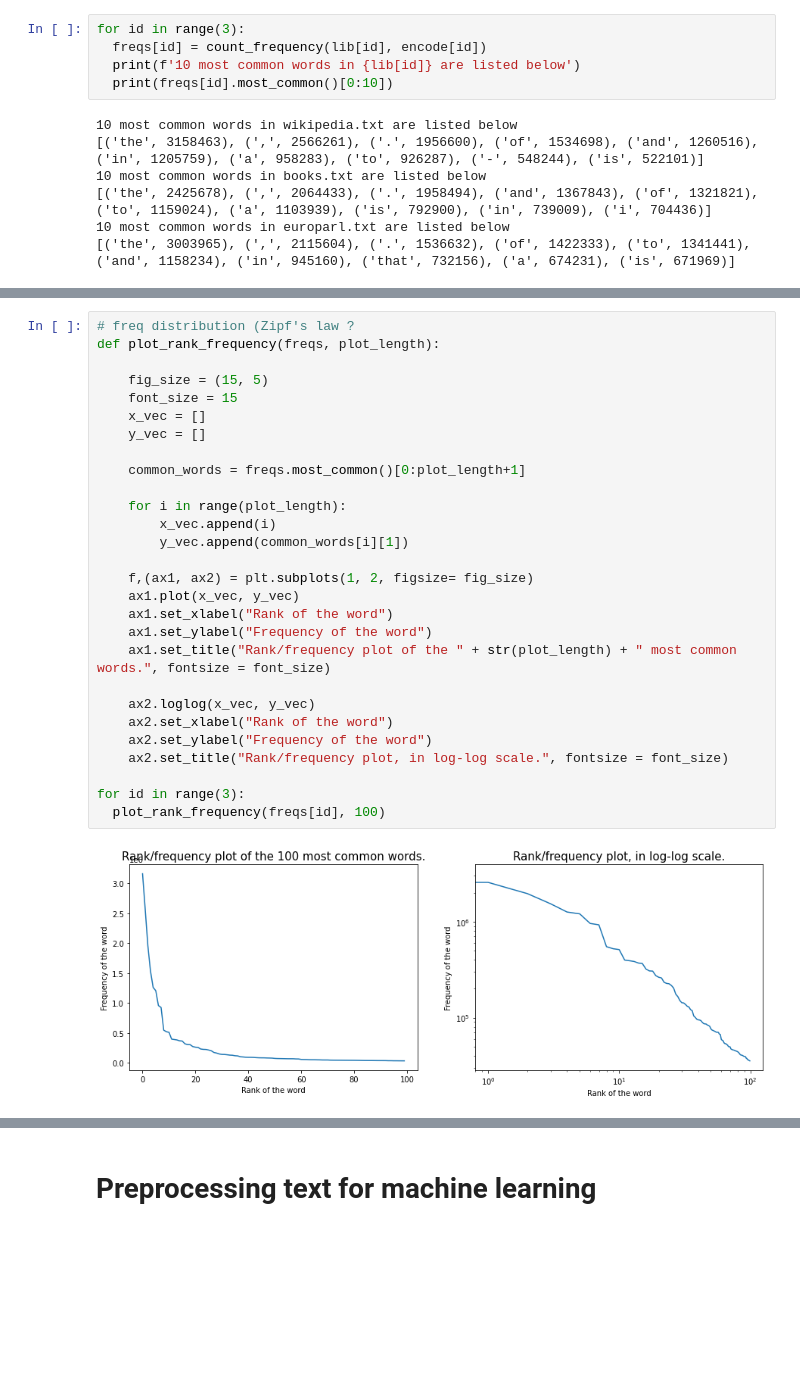
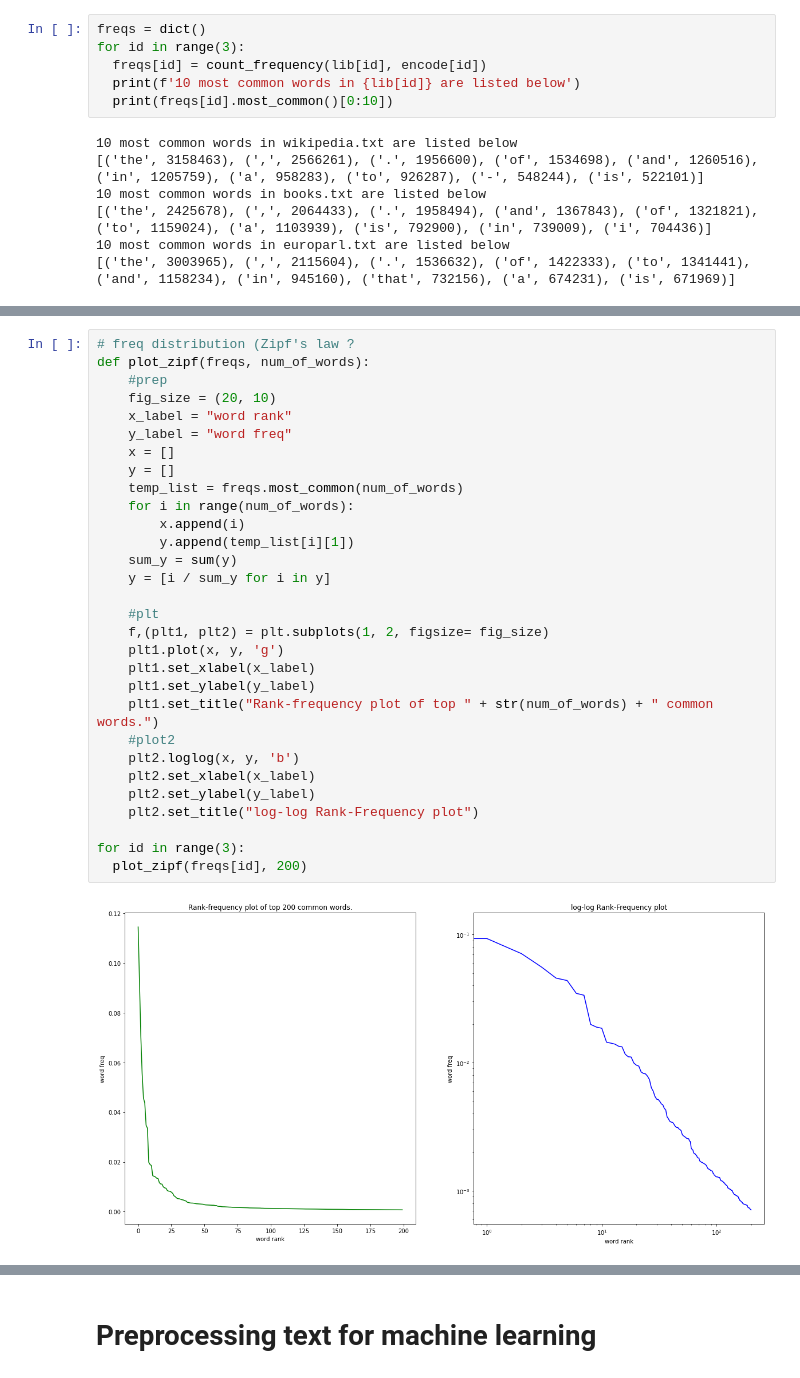
Before and after one commit to yolia/MPCAS_Course, a Jupyter notebook: NLP_HW1.ipynb, the cells around one changed output, grey strips where cells are left out. Cells and saved outputs as stored; diff of their text form; blank space fills up the shorter version.

```diff
--- a/NLP_HW1.ipynb
+++ b/NLP_HW1.ipynb
@@ -38,6 +39,7 @@ def count_frequency(file_name, encode):
               freqs[token] += 1
   return freqs
 # %%
+freqs = dict()
 for id in range(3):
   freqs[id] = count_frequency(lib[id], encode[id])
   print(f'10 most common words in {lib[id]} are listed below')
@@ -76,31 +75,33 @@ for id in range(3):
 [('tape', 856), ('cross', 214), ('card', 54), ('lines', 37), ('and', 26), ('army', 26), ('light', 25), ('line', 23), (',', 22), ('.', 18)]
 # %%
 # freq distribution (Zipf's law ?
-def plot_rank_frequency(freqs, plot_length):
+def plot_zipf(freqs, num_of_words):
+    #prep
+    fig_size = (20, 10)
+    x_label = "word rank"
+    y_label = "word freq"
+    x = []
+    y = []
+    temp_list = freqs.most_common(num_of_words)
+    for i in range(num_of_words):
+        x.append(i)
+        y.append(temp_list[i][1])
+    sum_y = sum(y)
+    y = [i / sum_y for i in y]
 
-    fig_size = (15, 5)
-    font_size = 15
-    x_vec = []
-    y_vec = []
-
-    common_words = freqs.most_common()[0:plot_length+1]
-
-    for i in range(plot_length):
-        x_vec.append(i)
-        y_vec.append(common_words[i][1])
-
-    f,(ax1, ax2) = plt.subplots(1, 2, figsize= fig_size)
-    ax1.plot(x_vec, y_vec)
-    ax1.set_xlabel("Rank of the word")
-    ax1.set_ylabel("Frequency of the word")
-    ax1.set_title("Rank/frequency plot of the " + str(plot_length) + " most common words.", fontsize = font_size)
-
-    ax2.loglog(x_vec, y_vec)
-    ax2.set_xlabel("Rank of the word")
-    ax2.set_ylabel("Frequency of the word")
-    ax2.set_title("Rank/frequency plot, in log-log scale.", fontsize = font_size)
+    #plt
+    f,(plt1, plt2) = plt.subplots(1, 2, figsize= fig_size)
+    plt1.plot(x, y, 'g')
+    plt1.set_xlabel(x_label)
+    plt1.set_ylabel(y_label)
+    plt1.set_title("Rank-frequency plot of top " + str(num_of_words) + " common words.")
+    #plot2
+    plt2.loglog(x, y, 'b')
+    plt2.set_xlabel(x_label)
+    plt2.set_ylabel(y_label)
+    plt2.set_title("log-log Rank-Frequency plot")
 
 for id in range(3):
-  plot_rank_frequency(freqs[id], 100)
+  plot_zipf(freqs[id], 200)
 # %% [output]
-[figure, old version]
+[figure, new version]
```
Also changed, not shown: parts of 24 cells of this notebook.
